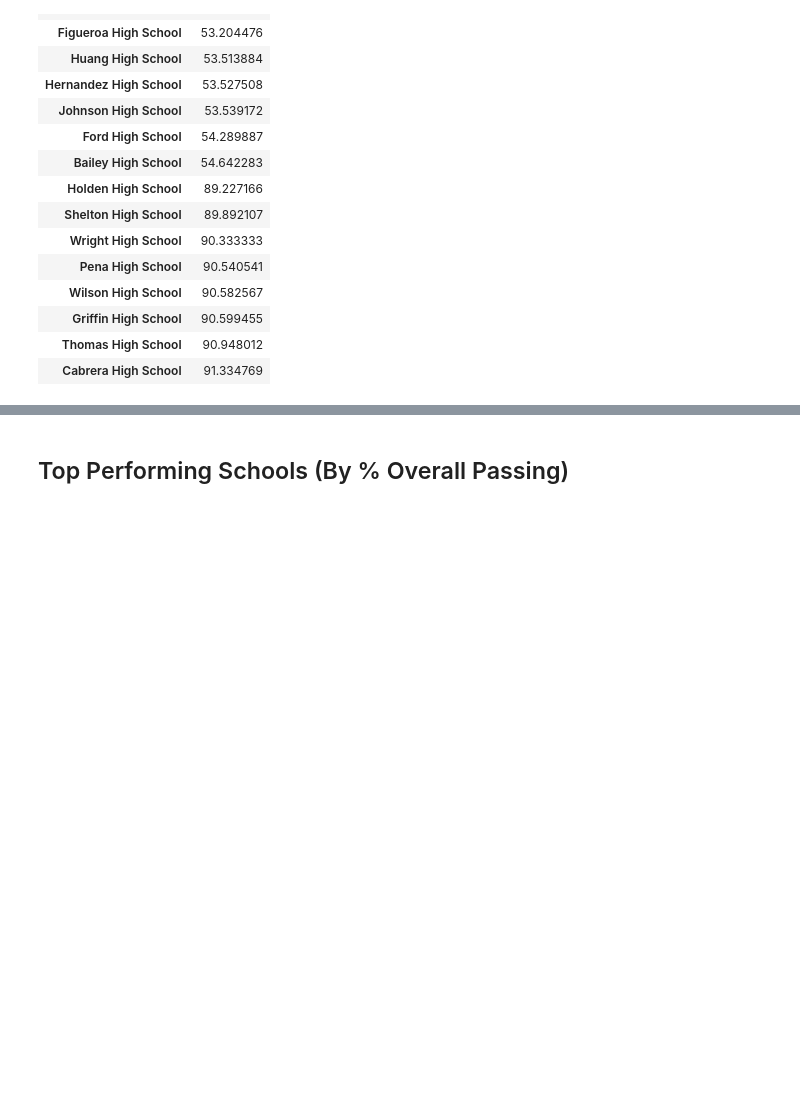
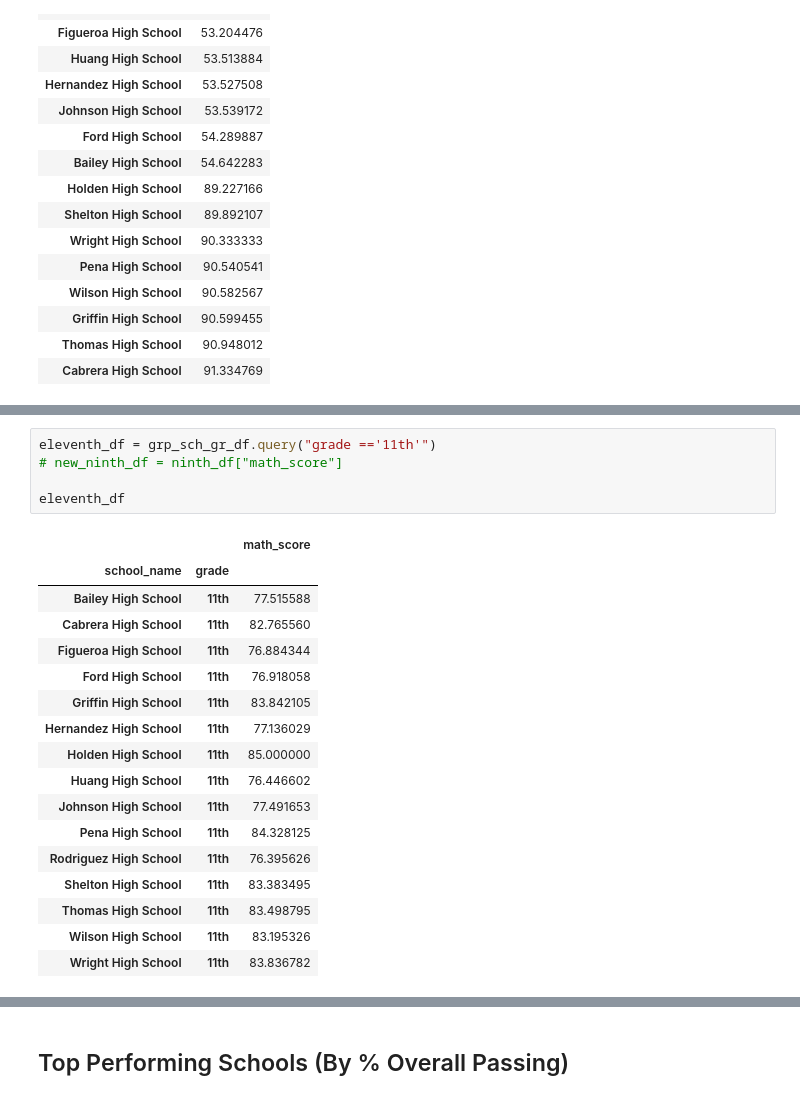
Before and after one commit to harsh-env/pandas-challenge, a Jupyter notebook: PyCitySchools/PyCitySchools_starter-Copy4.ipynb, the cells around one changed output, grey strips where cells are left out. Saved outputs shown, nothing was run; the diff lists cells and outputs as text; blank space fills up the shorter version.

```diff
--- a/PyCitySchools/PyCitySchools_starter-Copy4.ipynb
+++ b/PyCitySchools/PyCitySchools_starter-Copy4.ipynb
@@ -316,0 +362,23 @@ KeyError: 'grades'
+# %%
+eleventh_df = grp_sch_gr_df.query("grade =='11th'")
+# new_ninth_df = ninth_df["math_score"]
+
+eleventh_df
+# %% [output]
+|  |  | math_score |
+| school_name | grade |  |
+| Bailey High School | 11th | 77.515588 |
+| Cabrera High School | 11th | 82.765560 |
+| Figueroa High School | 11th | 76.884344 |
+| Ford High School | 11th | 76.918058 |
+| Griffin High School | 11th | 83.842105 |
+| Hernandez High School | 11th | 77.136029 |
+| Holden High School | 11th | 85.000000 |
+| Huang High School | 11th | 76.446602 |
+| Johnson High School | 11th | 77.491653 |
+| Pena High School | 11th | 84.328125 |
+| Rodriguez High School | 11th | 76.395626 |
+| Shelton High School | 11th | 83.383495 |
+| Thomas High School | 11th | 83.498795 |
+| Wilson High School | 11th | 83.195326 |
+| Wright High School | 11th | 83.836782 |
```
Also changed, not shown: parts of 4 cells of this notebook.
